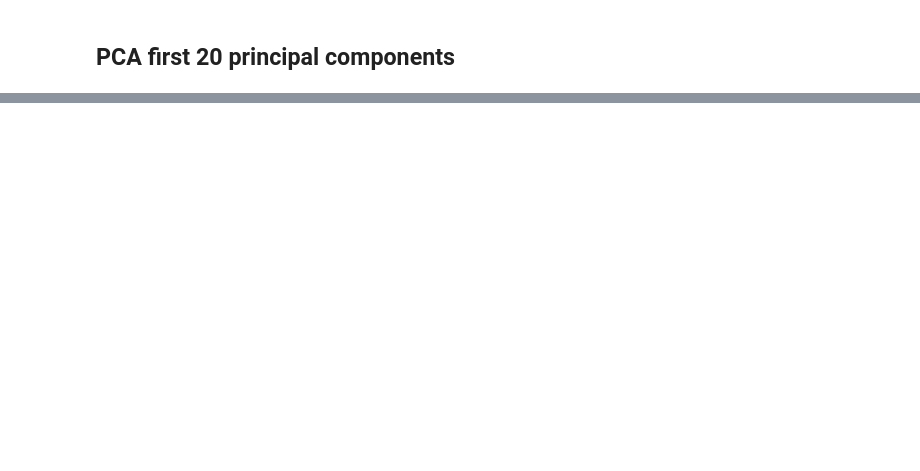
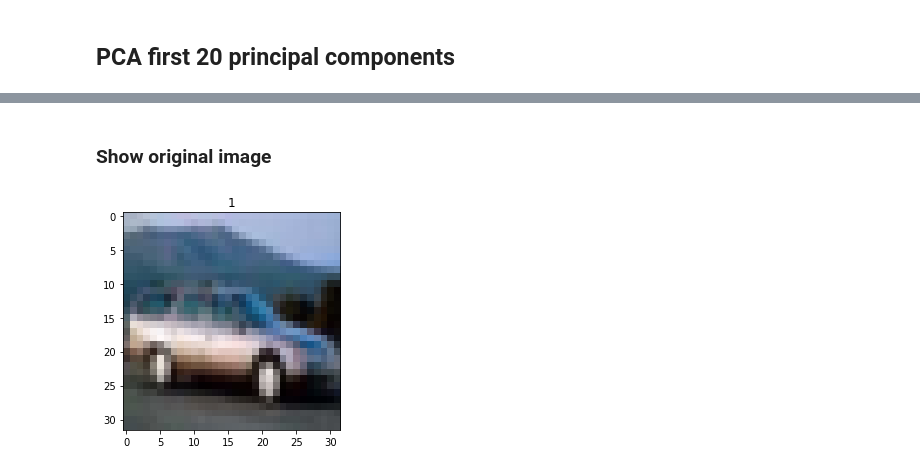
Before and after one commit to edgar971/cs-498-advanced-machine-learning, a Jupyter notebook: assignments/4-more-principal-component-analysis/assignment.ipynb, the cells around one changed output, grey strips where cells are left out. Cells and saved outputs as stored; diff of their text form; code cells hidden in the pictures; blank space fills up the shorter version.

```diff
--- a/assignments/4-more-principal-component-analysis/assignment.ipynb
+++ b/assignments/4-more-principal-component-analysis/assignment.ipynb
@@ -62,3 +54,12 @@ num_of_items = len(combined_data)
+# %%
+def showImage(pixels, label):
+    pixels = np.reshape(pixels,(3,1024))
+    pixels = np.transpose(pixels)
+    pixels = np.reshape(pixels,(32,32,3))
+    pixels.astype('uint8')
+    plt.title(label)
+    plt.imshow(pixels)
+    plt.show()
 # %%
 mean_images = np.zeros((10, 3072))
 
@@ -89,0 +103,6 @@ pcaByImageCategory = getPCAForImages(imagesByCategory)
+# %% [markdown]
+### Show original image
+# %%
+showImage(imagesByCategory[1][0], 1)
+# %% [output]
+[figure, added]
```
Also changed, not shown: parts of 25 cells of this notebook.
